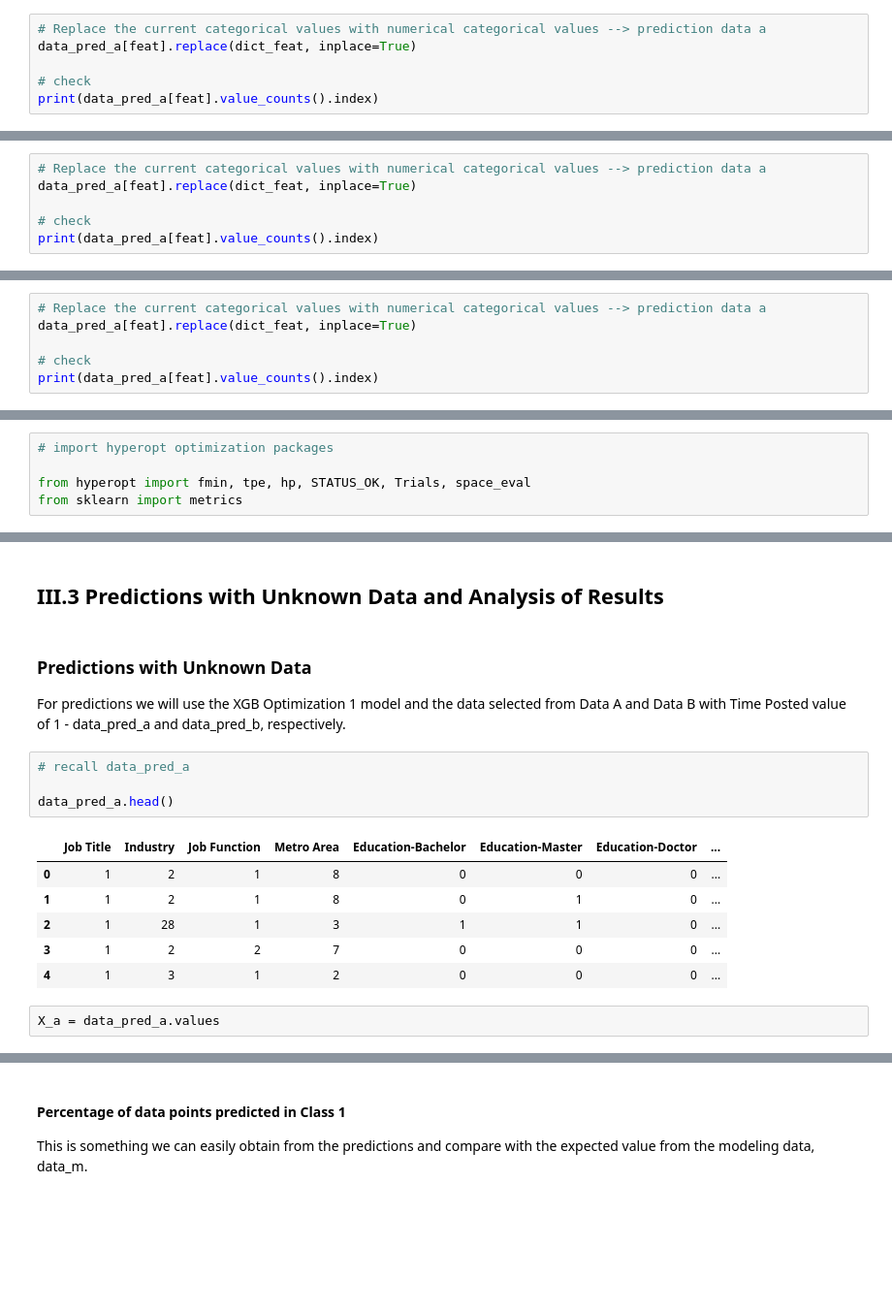
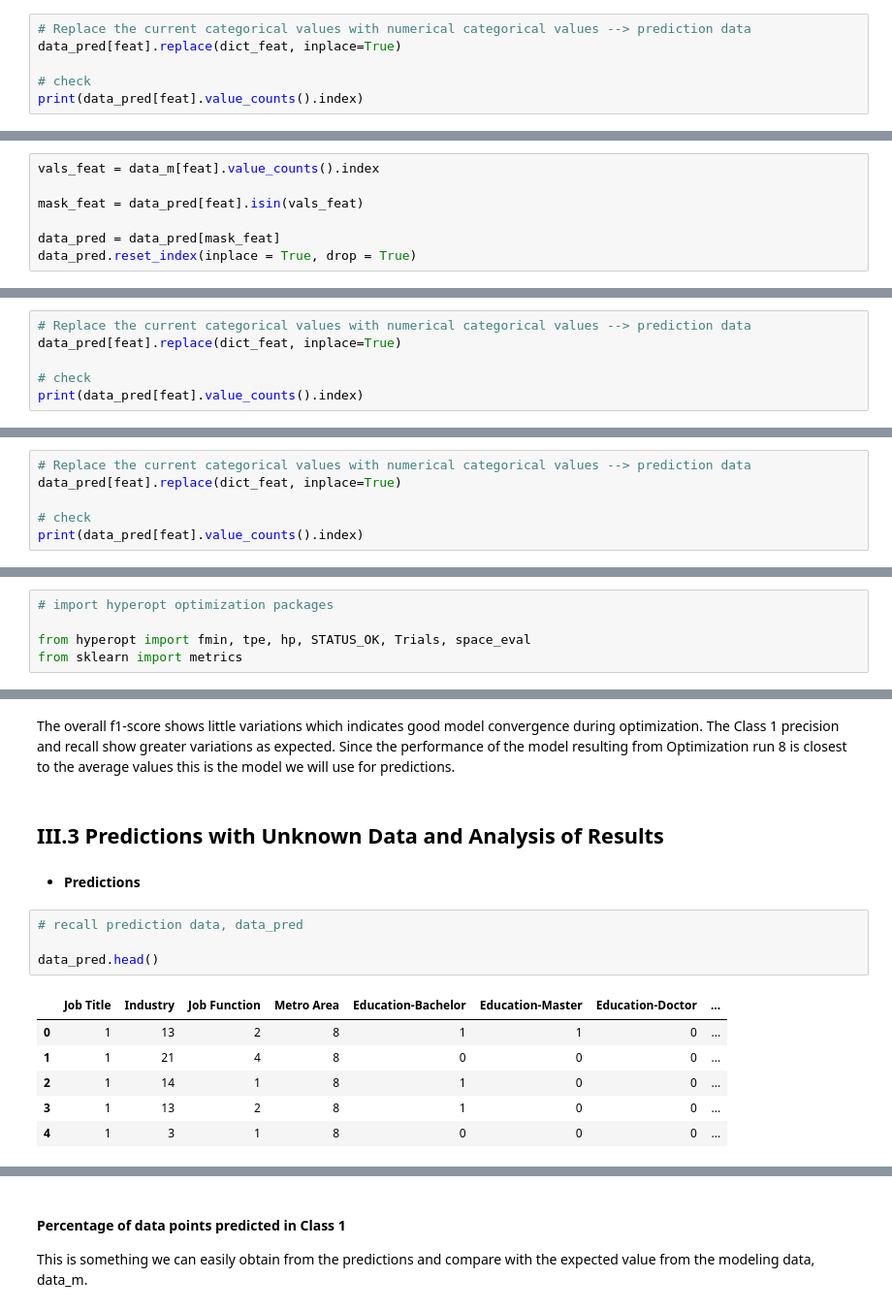
Before and after one commit to marin-stoytchev/Springboard-projects, a Jupyter notebook: CapstoneProject_3/capstone_project3_model.ipynb, the cells around one changed output, grey strips where cells are left out. Shown at 97% size. Cells and saved outputs as stored; diff of their text form; blank space fills up the shorter version.

```diff
--- a/CapstoneProject_3/capstone_project3_model.ipynb
+++ b/CapstoneProject_3/capstone_project3_model.ipynb
@@ -778,9 +718,9 @@ Int64Index([ 1,  2,  3,  4,  5,  6,  7,  8,  9, 10, 11, 12, 13, 14, 15, 16, 17,
             23, 18, 19, 20, 21, 22, 24],
            dtype='int64')
 # %%
-# Replace the current categorical values with numerical categorical values --> prediction data a
-data_pred_a[feat].replace(dict_feat, inplace=True)
+# Replace the current categorical values with numerical categorical values --> prediction data
+data_pred[feat].replace(dict_feat, inplace=True)
 
 # check
-print(data_pred_a[feat].value_counts().index)
+print(data_pred[feat].value_counts().index)
 # %% [output]
@@ -813 +738,8 @@ Keep only values which exist in the modeling data.
+# %%
+vals_feat = data_m[feat].value_counts().index
+
+mask_feat = data_pred[feat].isin(vals_feat)
+
+data_pred = data_pred[mask_feat]
+data_pred.reset_index(inplace = True, drop = True)
 # %%
@@ -885,9 +800,9 @@ print(data_m[feat].value_counts().index)
 # %% [output]
 Int64Index([1, 2, 3, 4, 5, 6, 7, 9, 8, 10, 13, 12, 11, 14, 15, 16], dtype='int64')
 # %%
-# Replace the current categorical values with numerical categorical values --> prediction data a
-data_pred_a[feat].replace(dict_feat, inplace=True)
+# Replace the current categorical values with numerical categorical values --> prediction data
+data_pred[feat].replace(dict_feat, inplace=True)
 
 # check
-print(data_pred_a[feat].value_counts().index)
+print(data_pred[feat].value_counts().index)
 # %% [output]
@@ -936,10 +845,10 @@ print(data_m[feat].value_counts().index)
 # %% [output]
 Int64Index([1, 2, 3], dtype='int64')
 # %%
-# Replace the current categorical values with numerical categorical values --> prediction data a
-data_pred_a[feat].replace(dict_feat, inplace=True)
+# Replace the current categorical values with numerical categorical values --> prediction data
+data_pred[feat].replace(dict_feat, inplace=True)
 
 # check
-print(data_pred_a[feat].value_counts().index)
+print(data_pred[feat].value_counts().index)
 # %% [output]
 Int64Index([1, 3, 2], dtype='int64')
@@ -1498,19 +1172,17 @@ Therefore, considering both Class 1 precision and recall XGB Optimization 1 mode
+# %% [markdown]
+The overall f1-score shows little variations which indicates good model convergence during optimization. The Class 1 precision and recall show greater variations as expected. Since the performance of the model resulting from Optimization run 8 is closest to the average values this is the model we will use for predictions.
 # %% [markdown]
 ## III.3 Predictions with Unknown Data and Analysis of Results
-# %% [markdown]
-### Predictions with Unknown Data
-
-For predictions we will use the XGB Optimization 1 model and the data selected from Data A and Data B with Time Posted value of 1 - data_pred_a and data_pred_b, respectively.
+# %% [markdown]
+- **Predictions**
 # %%
-# recall data_pred_a
+# recall prediction data, data_pred
 
-data_pred_a.head()
+data_pred.head()
 # %% [output]
 |  | Job Title | Industry | Job Function | Metro Area | Education-Bachelor | Education-Master | Education-Doctor | ... |
-| 0 | 1 | 2 | 1 | 8 | 0 | 0 | 0 | ... |
-| 1 | 1 | 2 | 1 | 8 | 0 | 1 | 0 | ... |
-| 2 | 1 | 28 | 1 | 3 | 1 | 1 | 0 | ... |
-| 3 | 1 | 2 | 2 | 7 | 0 | 0 | 0 | ... |
-| 4 | 1 | 3 | 1 | 2 | 0 | 0 | 0 | ... |
+| 0 | 1 | 13 | 2 | 8 | 1 | 1 | 0 | ... |
+| 1 | 1 | 21 | 4 | 8 | 0 | 0 | 0 | ... |
+| 2 | 1 | 14 | 1 | 8 | 1 | 0 | 0 | ... |
+| 3 | 1 | 13 | 2 | 8 | 1 | 0 | 0 | ... |
+| 4 | 1 | 3 | 1 | 8 | 0 | 0 | 0 | ... |
-# %%
-X_a = data_pred_a.values
```
Also changed, not shown: parts of 211 cells of this notebook.
